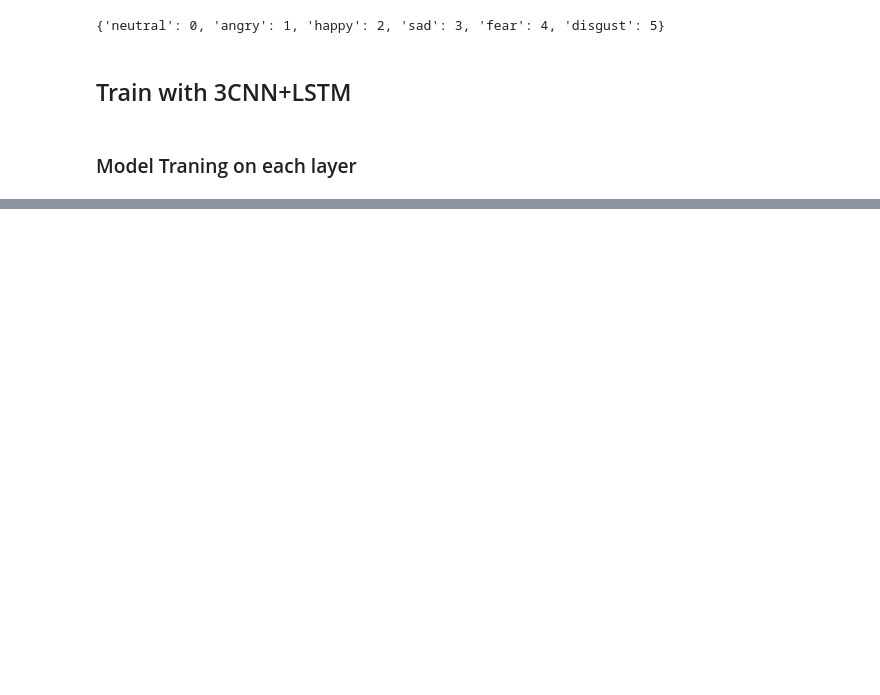
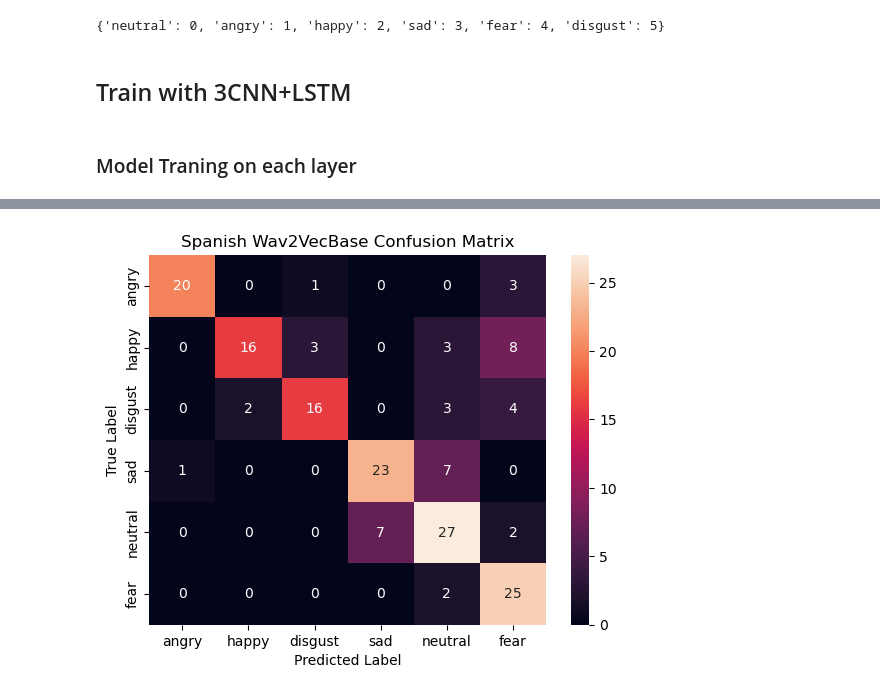
Before and after one commit to zhangjxCS/Multilingual-Speech-Emotion-Recognition-System, a Jupyter notebook: Spanish/Spanish_New/newSpanish.ipynb, the cells around one changed output, grey strips where cells are left out. Drawn from its saved outputs; the diff is of its cells as text; code cells hidden in the pictures; blank space fills up the shorter version.

```diff
--- a/Spanish/Spanish_New/newSpanish.ipynb
+++ b/Spanish/Spanish_New/newSpanish.ipynb
@@ -43,2 +80,2 @@ spaths, semotions = shuffle(file_paths, emotions, random_state=42)
 # %%
-X_train, X_val, y_train, y_val = train_test_split(spaths, semotions, test_size=0.2, random_state=1)
+X_train, X_val, y_train, y_val = train_test_split(saudios, semotions, test_size=0.2, random_state=1)
@@ -66,21 +82,14 @@ print(extractor.__class__)
 # %%
 class MyDataSet(torch.utils.data.Dataset):
-    def __init__(self, paths, labels, label_transform):
+    def __init__(self, audios, labels, label_transform):
         super(MyDataSet).__init__()
-        self.paths = paths
+        self.audios = audios
         self.labels = labels
         self.label_transform = label_transform
 
     def __getitem__(self, idx):
-        path = self.paths[idx]
         label = self.label_transform[self.labels[idx]]
-        wave, sr = torchaudio.load(path)
-        if sr != bundle.sample_rate:
-            wave = torchaudio.functional.resample(wave, sr, bundle.sample_rate)
-        with torch.inference_mode():
-            feature, _ = extractor.extract_features(wave)
-        feature = [f[0] for f in feature]
-        audio = torch.stack(feature)
+        audio = self.audios[idx]
         length = audio.size(1)
         return audio, length, label
 
@@ -327,12 +340,17 @@ for inputs, lengths, labels in test_dataloader:
     y_true.extend(labels) # Save Truth
 # %%
 import numpy as np
+import seaborn as sns
+
 cf = confusion_matrix(y_true, y_pred)
-classes = list(set([v[1] for k,v in waveforms_results_dict.items()]))
+classes = list(file['emotion'].unique())
 df_cm = pd.DataFrame(cf, index = [i for i in classes],
                      columns = [i for i in classes])
 sns.heatmap(df_cm, annot=True)
 plt.xlabel('Predicted Label')
 plt.ylabel('True Label')
 plt.title('Spanish Wav2VecBase Confusion Matrix')
-plt.savefig('/home/rl3155/results/confusion_matrix/wav2vecbase_new.png')
+fig_path = main_path + '/results/confusion_matrix/wav2vecbase.png'
+plt.savefig(fig_path)
+# %% [output]
+[figure, added]
```
Also changed, not shown: parts of 14 cells of this notebook, 8 other files.
